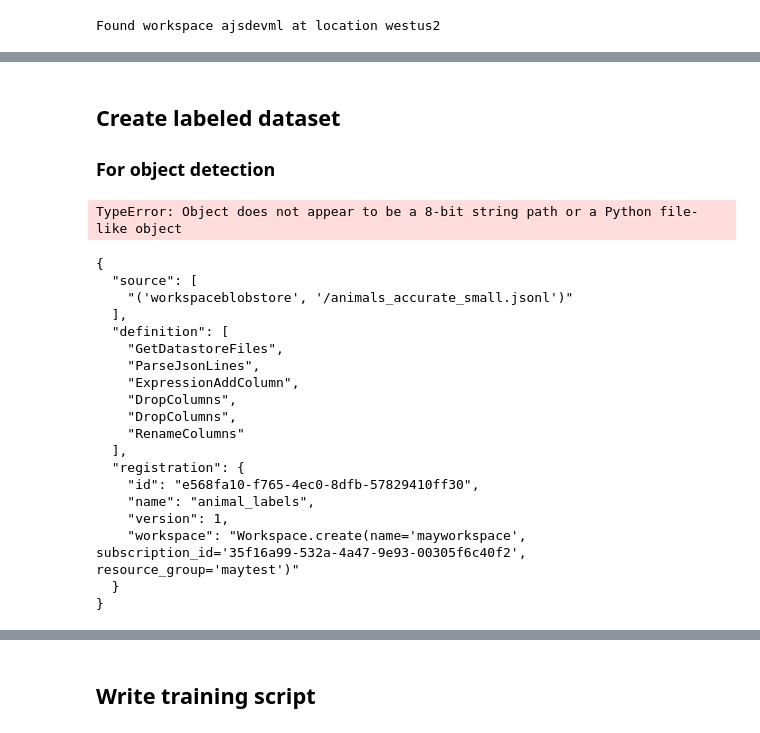
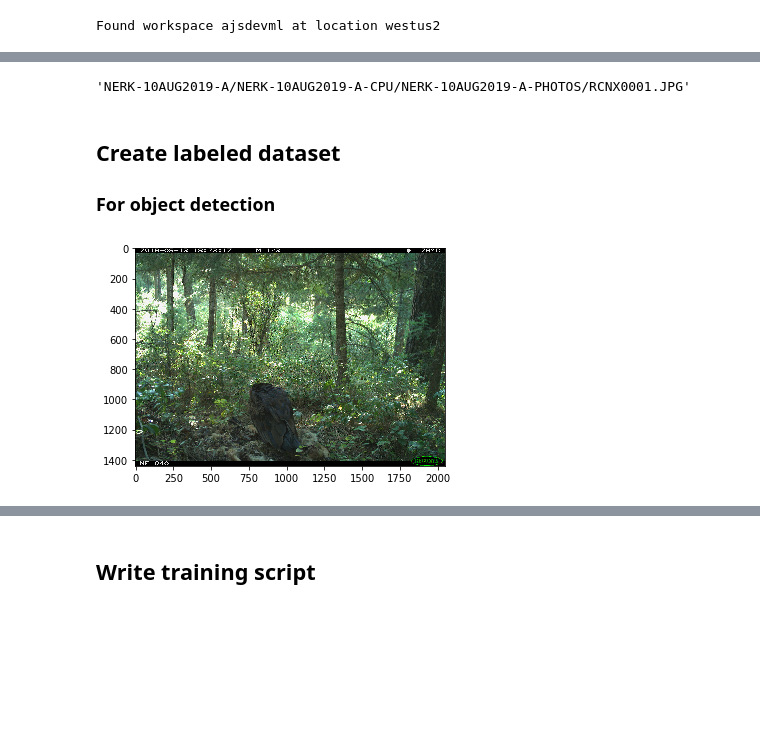
Before and after one commit to dataders/biomass, a Jupyter notebook: biomass_labeled_train.ipynb, the cells around one changed output, grey strips where cells are left out. Cells and saved outputs as stored; diff of their text form; code cells hidden in the pictures; blank space fills up the shorter version.

```diff
--- a/biomass_labeled_train.ipynb
+++ b/biomass_labeled_train.ipynb
@@ -55,0 +41,12 @@ KeyError: 'column'
+# %%
+x = df_lab['FilePath'][0]
+x
+# %% [output]
+'NERK-10AUG2019-A/NERK-10AUG2019-A-CPU/NERK-10AUG2019-A-PHOTOS/RCNX0001.JPG'
+# %%
+ds_file = (Dataset.get_by_name(workspace, name='Roadkill')
+           .take(100)
+           .download(target_path='./tmp/',overwrite=True)
+          )
+# mnt = ds_file.mount('./tmp')
+# mnt.start()
@@ -59,31 +67,9 @@ KeyError: 'column'
 # %%
 # load 1 image from downlaoded path
 
 import matplotlib.pyplot as plt
 import matplotlib.image as mpimg
-img=mpimg.imread(df.loc[0,'image_url'])
+img=mpimg.imread(ds_file[4])
 imgplot = plt.imshow(img)
 # %% [output]
-TypeError: Object does not appear to be a 8-bit string path or a Python file-like object
+[figure, added]
-# %%
-labeled_animal.register(workspace, 'animal_labels')
-# %% [output]
-{
-  "source": [
-    "('workspaceblobstore', '/animals_accurate_small.jsonl')"
-  ],
-  "definition": [
-    "GetDatastoreFiles",
-    "ParseJsonLines",
-    "ExpressionAddColumn",
-    "DropColumns",
-    "DropColumns",
-    "RenameColumns"
-  ],
-  "registration": {
-    "id": "e568fa10-f765-4ec0-8dfb-57829410ff30",
-    "name": "animal_labels",
-    "version": 1,
-    "workspace": "Workspace.create(name='mayworkspace', subscription_id='35f16a99-532a-4a47-9e93-00305f6c40f2', resource_group='maytest')"
-  }
-}
```
Also changed, not shown: parts of 25 cells of this notebook.
